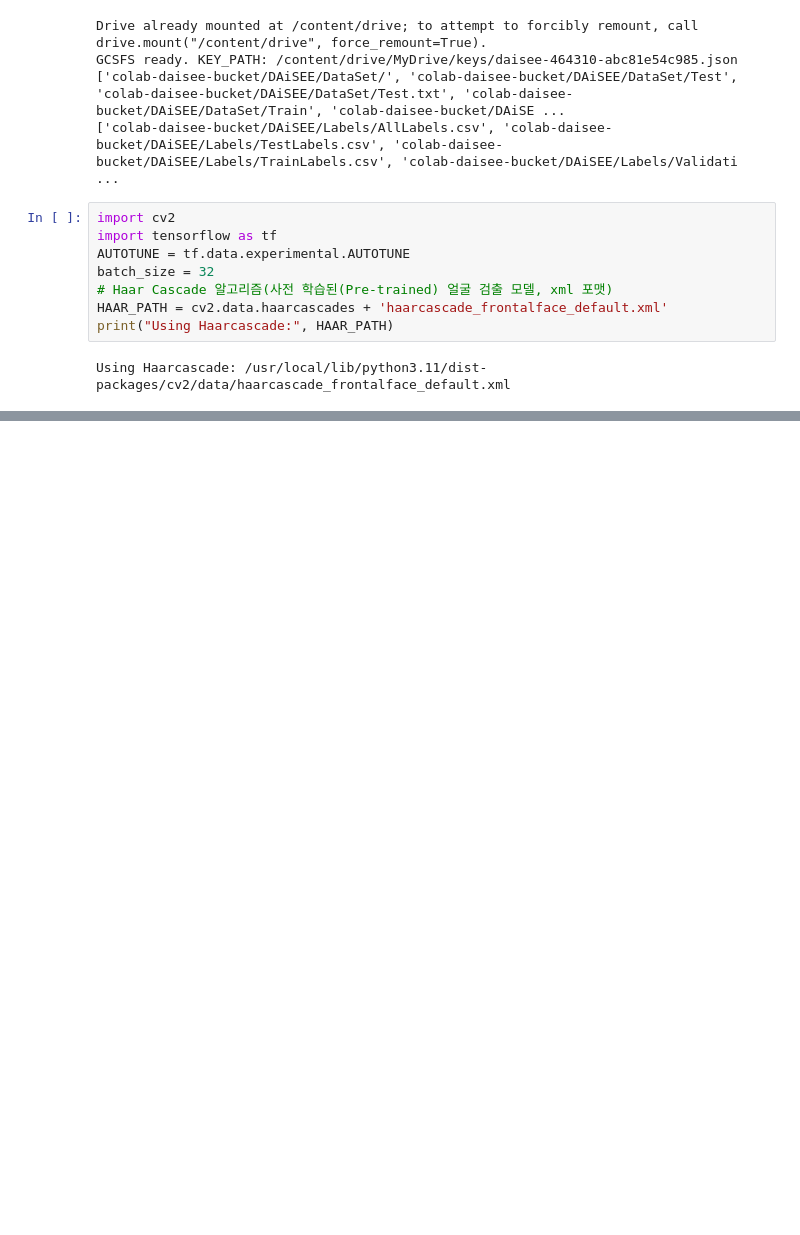
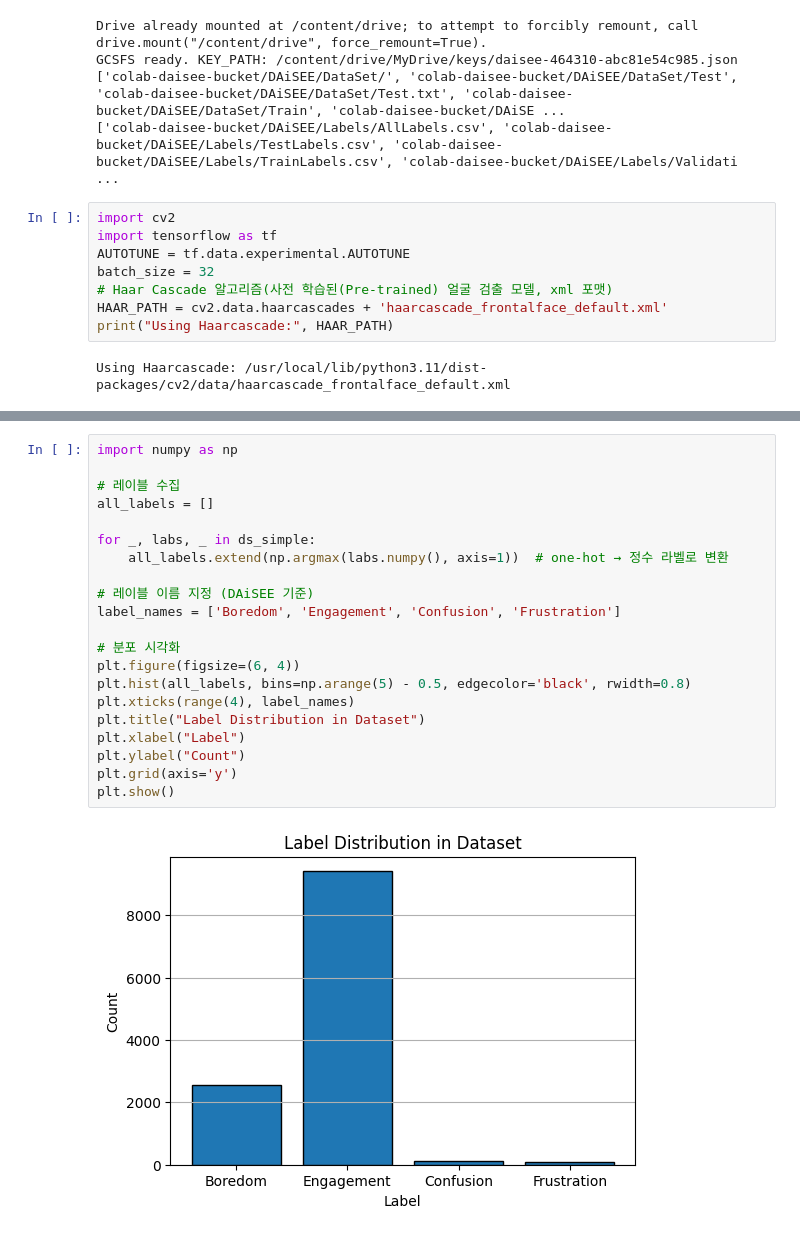
Before and after one commit to moovingsloth/video-attention-classification, a Jupyter notebook: DAiSEE_데이터셋_분석_기본.ipynb, the cells around one changed output, grey strips where cells are left out. Drawn from its saved outputs; the diff is of its cells as text; blank space fills up the shorter version.

```diff
--- a/DAiSEE_데이터셋_분석_기본.ipynb
+++ b/DAiSEE_데이터셋_분석_기본.ipynb
@@ -351,0 +324,23 @@ dtype: int64
+# %%
+import numpy as np
+
+# 레이블 수집
+all_labels = []
+
+for _, labs, _ in ds_simple:
+    all_labels.extend(np.argmax(labs.numpy(), axis=1))  # one-hot → 정수 라벨로 변환
+
+# 레이블 이름 지정 (DAiSEE 기준)
+label_names = ['Boredom', 'Engagement', 'Confusion', 'Frustration']
+
+# 분포 시각화
+plt.figure(figsize=(6, 4))
+plt.hist(all_labels, bins=np.arange(5) - 0.5, edgecolor='black', rwidth=0.8)
+plt.xticks(range(4), label_names)
+plt.title("Label Distribution in Dataset")
+plt.xlabel("Label")
+plt.ylabel("Count")
+plt.grid(axis='y')
+plt.show()
+# %% [output]
+[figure, added]
```
Also changed, not shown: parts of 17 cells of this notebook.
